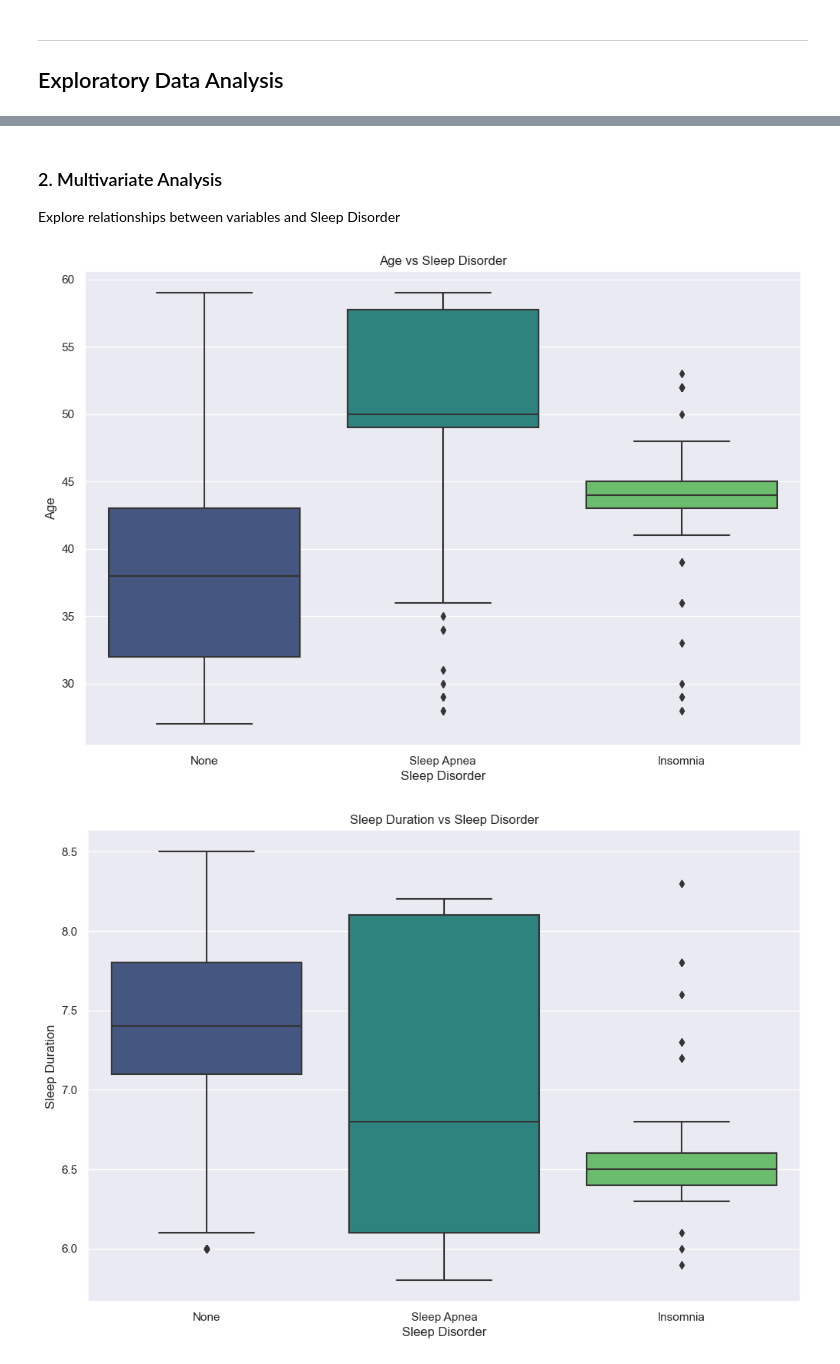
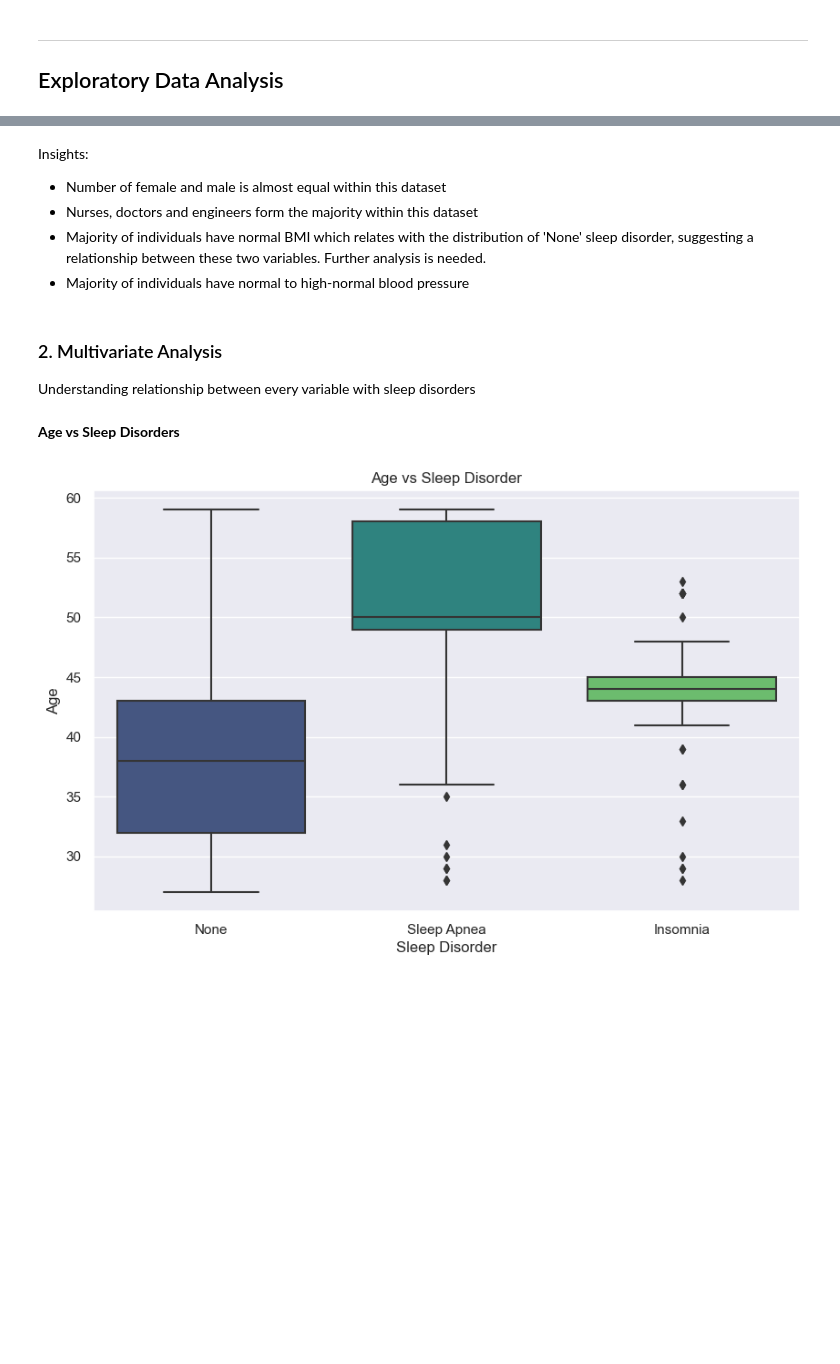
Before and after one commit to FayzeC/SC1015-Mini-Project, a Jupyter notebook: Assignment.ipynb, the cells around one changed output, grey strips where cells are left out. Saved outputs shown, nothing was run; the diff lists cells and outputs as text; code cells hidden in the pictures; blank space fills up the shorter version.

Commit message:
Finished Data Preparation, Cleaning and EDA

```diff
--- a/Assignment.ipynb
+++ b/Assignment.ipynb
@@ -100,0 +177,10 @@ memory usage: 35.2+ KB
+# %%
+# Merging 'Sales Representative' with 'Salesperson'
+sleep_data["Occupation"] = sleep_data["Occupation"].replace({'Sales Representative': 'Salesperson'})
+# Merging 'Software Engineer' with 'Engineer'
+sleep_data["Occupation"] = sleep_data["Occupation"].replace({'Software Engineer': 'Engineer'})
+# Removing 'Scientist' and 'Manager'
+drop = sleep_data[sleep_data['Occupation'].isin(['Manager', 'Scientist'])].index
+sleep_data = sleep_data.drop(drop)
+
+sleep_data['Occupation'].value_counts()
@@ -100,0 +212,3 @@ memory usage: 35.2+ KB
+# %%
+sleep_data['BMI Category'] = sleep_data['BMI Category'].replace({'Normal Weight': 'Normal'})
+sleep_data['BMI Category'].value_counts()
@@ -100,0 +226,7 @@ memory usage: 35.2+ KB
+# %%
+# Split by '/'
+sleep_data[['Systolic Pressure', 'Diastolic Pressure']] = sleep_data['Blood Pressure'].str.split('/', expand=True)
+# Convert from string to numeric using .to_numeric
+sleep_data['Systolic Pressure'] = pd.to_numeric(sleep_data['Systolic Pressure'])
+sleep_data['Diastolic Pressure'] = pd.to_numeric(sleep_data['Diastolic Pressure'])
+sleep_data.head()
@@ -100,0 +252,12 @@ memory usage: 35.2+ KB
+# %%
+# Creating the Blood Pressure Category column
+blood_pressure_conditions = [
+    (sleep_data['Systolic Pressure'] < 120) & (sleep_data['Diastolic Pressure'] < 80), # Normal
+    (sleep_data['Systolic Pressure'].between(120, 140)) & (sleep_data['Diastolic Pressure'] < 90), # High-Normal
+    (sleep_data['Systolic Pressure'] >= 140) & (sleep_data['Diastolic Pressure'] >= 90) | (sleep_data['Diastolic Pressure'] >= 80) # Hypertension
+]
+
+labels = ['Normal', 'High-Normal', 'Hypertension']
+
+sleep_data['Blood Pressure Category'] = np.select(blood_pressure_conditions, labels, default='Undefined')
+sleep_data['Blood Pressure Category'].value_counts()
@@ -233,15 +469,18 @@ Analyse each variable individually to understand its distribution and characteri
+# %% [markdown]
+Insights:
+- Number of female and male is almost equal within this dataset
+- Nurses, doctors and engineers form the majority within this dataset
+- Majority of individuals have normal BMI which relates with the distribution of 'None' sleep disorder, suggesting a relationship between these two variables. Further analysis is needed.
+- Majority of individuals have normal to high-normal blood pressure
 # %% [markdown]
 ### 2. Multivariate Analysis
-Explore relationships between variables and Sleep Disorder
+Understanding relationship between every variable with sleep disorders
+# %% [markdown]
+**Age vs Sleep Disorders**
 # %%
-# Boxplot for numerical variables vs sleep disorder (categorical)
-numerical_vars = ['Age', 'Sleep Duration', 'Quality of Sleep', 'Physical Activity Level', 'Stress Level', 'Heart Rate', 'Daily Steps']
-
-for var in numerical_vars:
-    plt.figure(figsize=(12,8))
-    sb.boxplot(x=sleep_data['Sleep Disorder'], y=sleep_data[var], palette='viridis')
-    plt.title(f'{var} vs Sleep Disorder')
-    plt.show()
+plt.figure(figsize = (10,6))
+sb.boxplot(x = sleep_data['Sleep Disorder'], y = sleep_data['Age'], palette = 'viridis')
+plt.title('Age vs Sleep Disorder')
+plt.show()
 # %% [output]
-[figure, old version]
+[figure, new version]
-[figure, removed]
```
Also changed, not shown: parts of 88 cells of this notebook.
